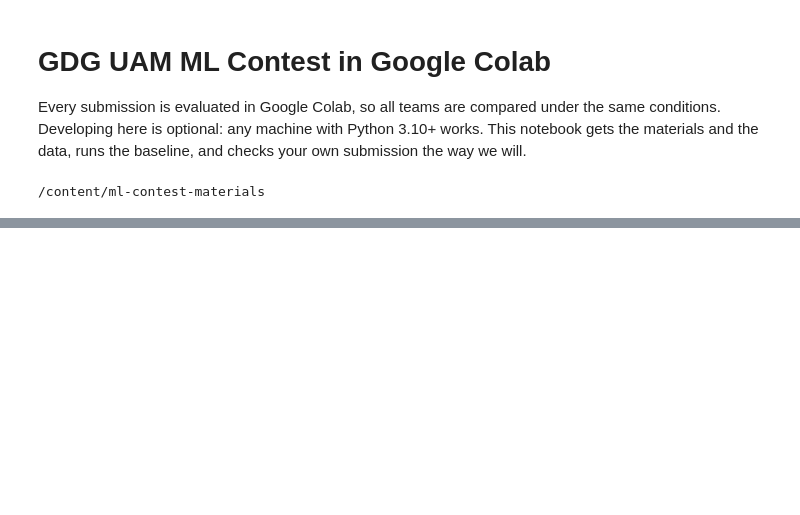
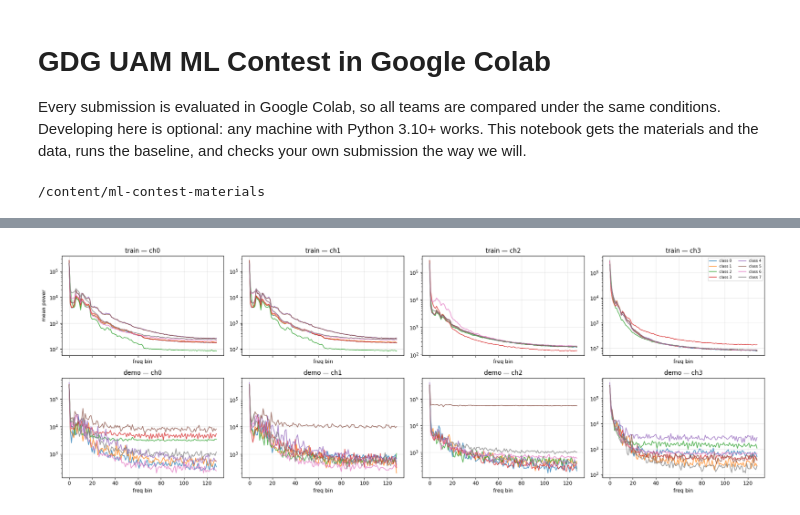
Before and after one commit to Christian-m23/ml-contest-gdguam, a Jupyter notebook: colab.ipynb, the cells around one changed output, grey strips where cells are left out. Saved outputs shown, nothing was run; the diff lists cells and outputs as text; code cells hidden in the pictures; blank space fills up the shorter version.

```diff
--- a/colab.ipynb
+++ b/colab.ipynb
@@ -150,0 +307,27 @@ ModuleNotFoundError: No module named 'competition_api'
+# %%
+# BLOCK 5 — Mean power spectrum per class.
+# For each (source, channel), mean |rfft|^2 per class, plotted log-scale.
+# NaN values are set to 0 before FFT (cheapest option; fine for a mean overview).
+
+def mean_power_spectrum(train, test):
+    fig, axes = plt.subplots(2, 4, figsize=(20, 7), sharex=True)
+    for row, (src, ds) in enumerate([("train", train), ("demo", test)]):
+        s, labels = ds.series, ds.labels
+        for ch in range(4):
+            ax = axes[row, ch]
+            for k in range(8):
+                m = labels == k
+                if m.sum() == 0:
+                    continue
+                x = np.where(np.isnan(s[m, ch, :]), 0.0, s[m, ch, :])
+                psd = (np.abs(np.fft.rfft(x, axis=1)) ** 2).mean(axis=0)
+                ax.plot(np.arange(len(psd)), psd, label=f"class {k}", alpha=0.75)
+            ax.set_yscale("log"); ax.set_title(f"{src} — ch{ch}")
+            ax.set_xlabel("freq bin"); ax.grid(alpha=0.3)
+            if row == 0 and ch == 0: ax.set_ylabel("mean power")
+            if row == 0 and ch == 3: ax.legend(fontsize=7, ncol=2, loc="upper right")
+    plt.tight_layout(); plt.show()
+
+mean_power_spectrum(train, test)
+# %% [output]
+[figure, added]
```
Also changed, not shown: parts of 13 cells of this notebook.
